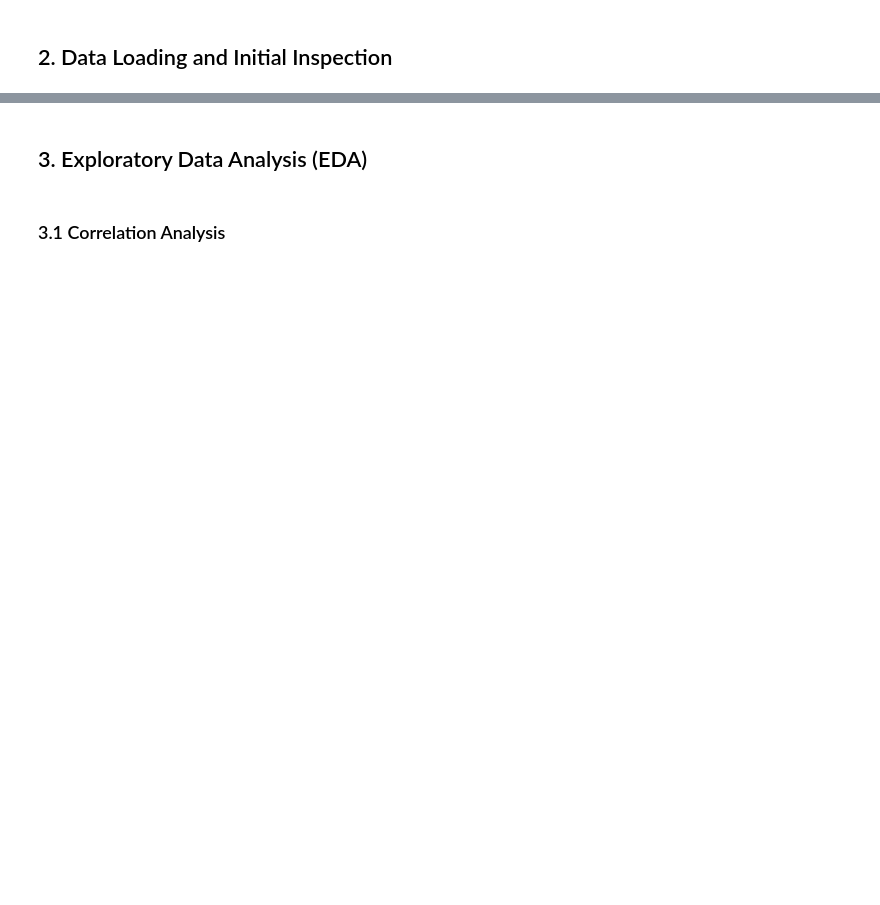
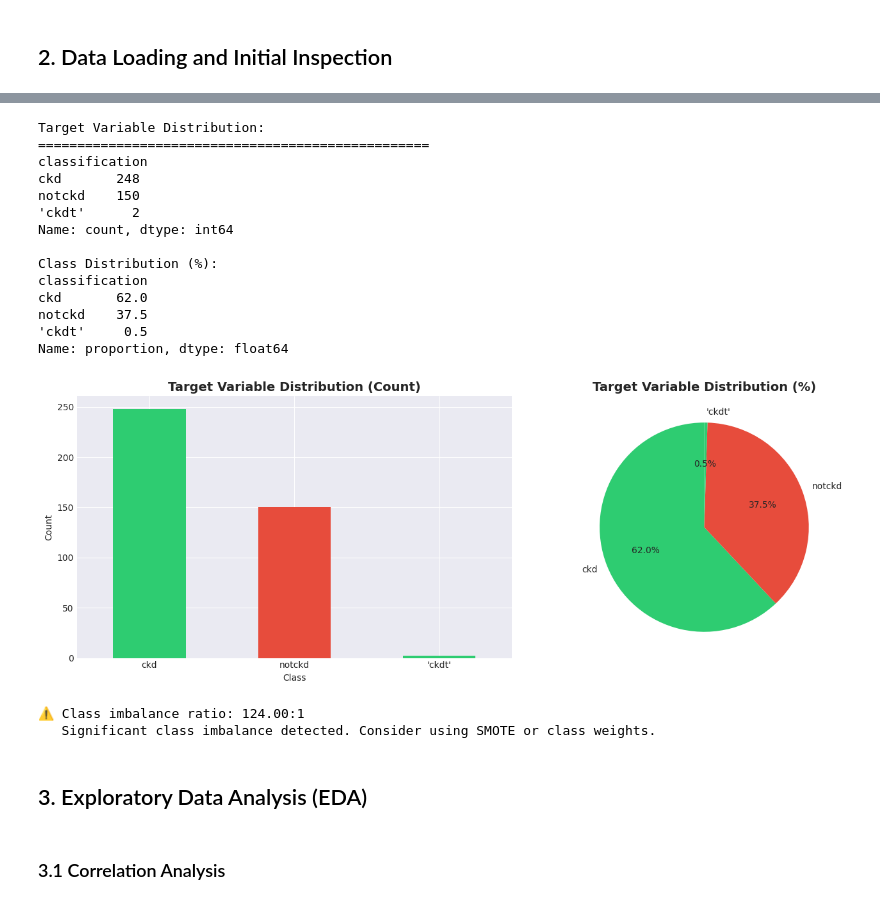
Before and after one commit to bwilli8642/BME6938-Spring-Project1-G7, a Jupyter notebook: Project1_code.ipynb, the cells around one changed output, grey strips where cells are left out. Saved outputs shown, nothing was run; the diff lists cells and outputs as text; code cells hidden in the pictures; blank space fills up the shorter version.

```diff
--- a/Project1_code.ipynb
+++ b/Project1_code.ipynb
@@ -139,7 +218,16 @@ df.describe().T
 # %%
 # Identify target column (usually named 'class', 'target', or similar)
-# Adjust the column name based on actual dataset structure
-target_col = data.target_names[0] if hasattr(data, 'target_names') else 'class'
+# Robust detection to avoid IndexError when target_names is empty
+candidate_targets = []
+
+if hasattr(data, 'target_names') and data.target_names:
+    candidate_targets.extend(data.target_names)
+
+if hasattr(data, 'target') and hasattr(data.target, 'name') and data.target.name:
+    candidate_targets.append(data.target.name)
+
+candidate_targets.extend(['classification', 'class', 'target', 'label', 'y'])
+target_col = next((col for col in candidate_targets if col in df.columns), None)
 
 print("Target Variable Distribution:")
 print("="*50)
@@ -148,34 +236,53 @@ if target_col in df.columns:
     print(f"\nClass Distribution (%):")
     print(df[target_col].value_counts(normalize=True) * 100)
 
     # Visualize class distribution
     fig, axes = plt.subplots(1, 2, figsize=(14, 5))
 
     # Count plot
     df[target_col].value_counts().plot(kind='bar', ax=axes[0], color=['#2ecc71', '#e74c3c'])
     axes[0].set_title('Target Variable Distribution (Count)', fontsize=14, fontweight='bold')
     axes[0].set_xlabel('Class')
     axes[0].set_ylabel('Count')
     axes[0].tick_params(rotation=0)
 
     # Pie chart
     df[target_col].value_counts().plot(kind='pie', ax=axes[1], autopct='%1.1f%%',
                                         colors=['#2ecc71', '#e74c3c'], startangle=90)
     axes[1].set_title('Target Variable Distribution (%)', fontsize=14, fontweight='bold')
     axes[1].set_ylabel('')
 
     plt.tight_layout()
     plt.show()
 
     # Check for class imbalance
     class_counts = df[target_col].value_counts()
     imbalance_ratio = class_counts.max() / class_counts.min()
     print(f"\n⚠️ Class imbalance ratio: {imbalance_ratio:.2f}:1")
     if imbalance_ratio > 1.5:
         print("   Significant class imbalance detected. Consider using SMOTE or class weights.")
 else:
-    print(f"Warning: Could not find target column '{target_col}'")
+    print("Warning: Could not determine target column")
+    print(f"Candidate targets checked: {candidate_targets}")
     print(f"Available columns: {df.columns.tolist()}")
+# %% [output]
+Target Variable Distribution:
+==================================================
+classification
+ckd       248
+notckd    150
+'ckdt'      2
+Name: count, dtype: int64
+
+Class Distribution (%):
+classification
+ckd       62.0
+notckd    37.5
+'ckdt'     0.5
+Name: proportion, dtype: float64
+[figure, added]
+⚠️ Class imbalance ratio: 124.00:1
+   Significant class imbalance detected. Consider using SMOTE or class weights.
 # %% [markdown]
 ## 3. Exploratory Data Analysis (EDA)
 # %% [markdown]
```
Also changed, not shown: parts of 23 cells of this notebook.
